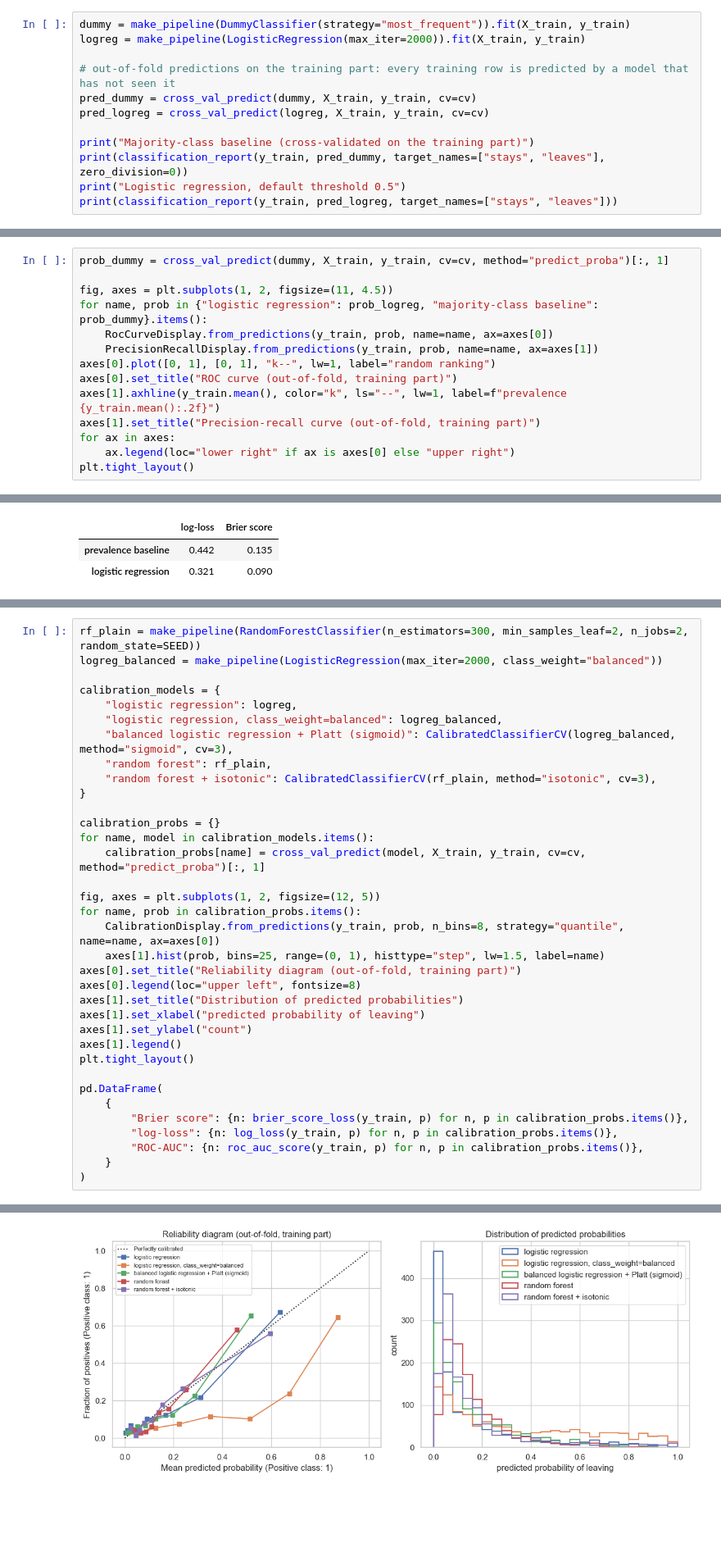
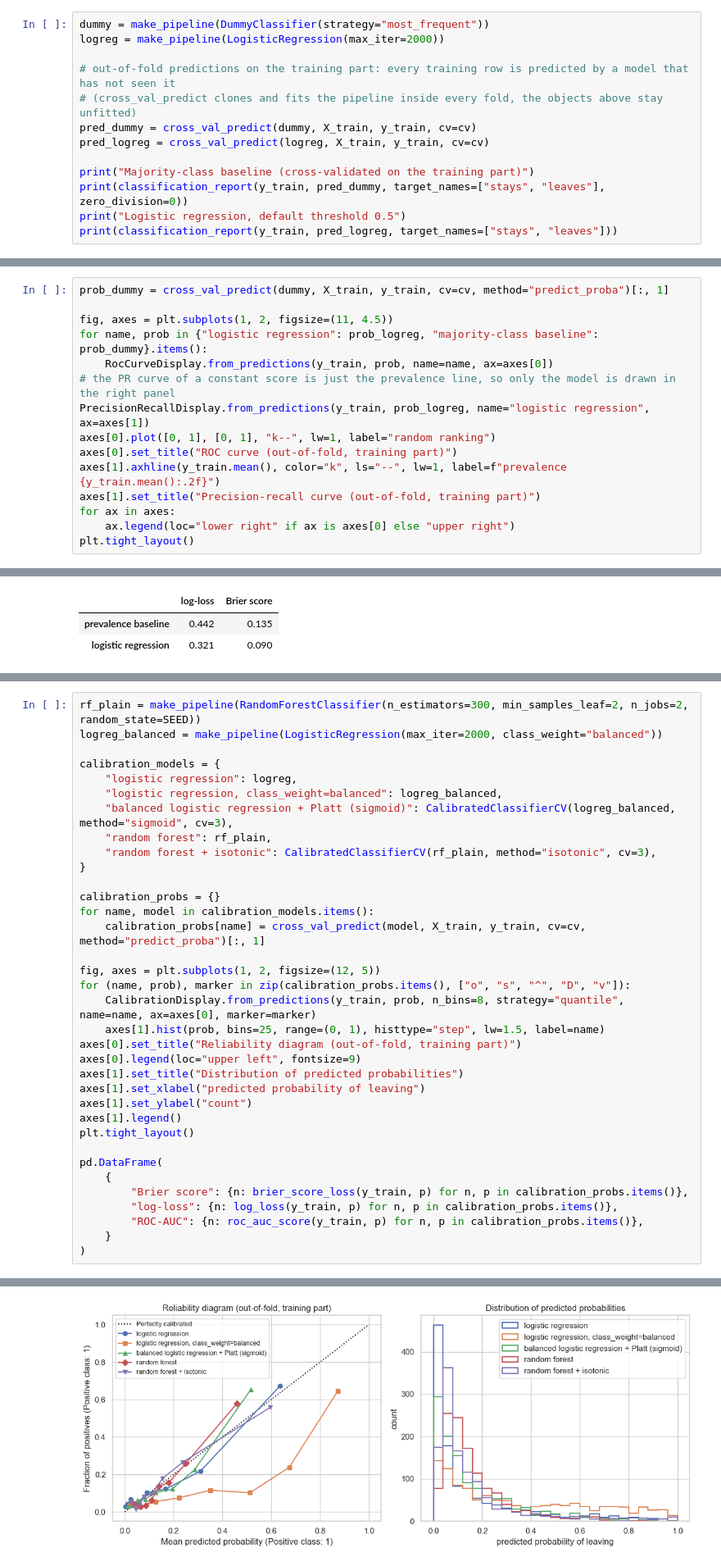
Before and after one commit to francji1/01ADS, a Jupyter notebook: lectures/L04_classification_nn_tl/01ADS_L04_Classification.ipynb, the cells around one changed output, grey strips where cells are left out. Shown at 82% size. Cells and saved outputs as stored; diff of their text form; blank space fills up the shorter version.

```diff
--- a/lectures/L04_classification_nn_tl/01ADS_L04_Classification.ipynb
+++ b/lectures/L04_classification_nn_tl/01ADS_L04_Classification.ipynb
@@ -283,10 +283,11 @@ def make_pipeline(model):
 # %% [markdown]
 A classifier that always predicts the majority class ("nobody leaves") is the classification analogue of the mean baseline of Lecture 03. With 16 % positives it reaches 84 % accuracy without learning anything, and it misses every single employee who leaves. This is the **accuracy paradox**: on imbalanced data accuracy is dominated by the majority class and says little about the thing we actually care about.
 # %%
-dummy = make_pipeline(DummyClassifier(strategy="most_frequent")).fit(X_train, y_train)
-logreg = make_pipeline(LogisticRegression(max_iter=2000)).fit(X_train, y_train)
+dummy = make_pipeline(DummyClassifier(strategy="most_frequent"))
+logreg = make_pipeline(LogisticRegression(max_iter=2000))
 
 # out-of-fold predictions on the training part: every training row is predicted by a model that has not seen it
+# (cross_val_predict clones and fits the pipeline inside every fold, the objects above stay unfitted)
 pred_dummy = cross_val_predict(dummy, X_train, y_train, cv=cv)
 pred_logreg = cross_val_predict(logreg, X_train, y_train, cv=cv)
 
@@ -531,7 +538,8 @@ prob_dummy = cross_val_predict(dummy, X_train, y_train, cv=cv, method="predict_p
 fig, axes = plt.subplots(1, 2, figsize=(11, 4.5))
 for name, prob in {"logistic regression": prob_logreg, "majority-class baseline": prob_dummy}.items():
     RocCurveDisplay.from_predictions(y_train, prob, name=name, ax=axes[0])
-    PrecisionRecallDisplay.from_predictions(y_train, prob, name=name, ax=axes[1])
+# the PR curve of a constant score is just the prevalence line, so only the model is drawn in the right panel
+PrecisionRecallDisplay.from_predictions(y_train, prob_logreg, name="logistic regression", ax=axes[1])
 axes[0].plot([0, 1], [0, 1], "k--", lw=1, label="random ranking")
 axes[0].set_title("ROC curve (out-of-fold, training part)")
 axes[1].axhline(y_train.mean(), color="k", ls="--", lw=1, label=f"prevalence {y_train.mean():.2f}")
@@ -767,37 +782,37 @@ calibration_models = {
     "random forest + isotonic": CalibratedClassifierCV(rf_plain, method="isotonic", cv=3),
 }
 
 calibration_probs = {}
 for name, model in calibration_models.items():
     calibration_probs[name] = cross_val_predict(model, X_train, y_train, cv=cv, method="predict_proba")[:, 1]
 
 fig, axes = plt.subplots(1, 2, figsize=(12, 5))
-for name, prob in calibration_probs.items():
-    CalibrationDisplay.from_predictions(y_train, prob, n_bins=8, strategy="quantile", name=name, ax=axes[0])
+for (name, prob), marker in zip(calibration_probs.items(), ["o", "s", "^", "D", "v"]):
+    CalibrationDisplay.from_predictions(y_train, prob, n_bins=8, strategy="quantile", name=name, ax=axes[0], marker=marker)
     axes[1].hist(prob, bins=25, range=(0, 1), histtype="step", lw=1.5, label=name)
 axes[0].set_title("Reliability diagram (out-of-fold, training part)")
-axes[0].legend(loc="upper left", fontsize=8)
+axes[0].legend(loc="upper left", fontsize=9)
 axes[1].set_title("Distribution of predicted probabilities")
 axes[1].set_xlabel("predicted probability of leaving")
 axes[1].set_ylabel("count")
 axes[1].legend()
 plt.tight_layout()
 
 pd.DataFrame(
     {
         "Brier score": {n: brier_score_loss(y_train, p) for n, p in calibration_probs.items()},
         "log-loss": {n: log_loss(y_train, p) for n, p in calibration_probs.items()},
         "ROC-AUC": {n: roc_auc_score(y_train, p) for n, p in calibration_probs.items()},
     }
 )
 # %% [output]
 |  | Brier score | log-loss | ROC-AUC |
 | logistic regression | 0.090 | 0.321 | 0.838 |
 | logistic regression, class_weight... | 0.158 | 0.474 | 0.827 |
 | balanced logistic regression + Pl... | 0.097 | 0.329 | 0.830 |
 | random forest | 0.103 | 0.347 | 0.817 |
 | random forest + isotonic | 0.102 | 0.343 | 0.809 |
-[figure, old version]
+[figure, new version]
 # %% [markdown]
 Three observations:
 
```
Also changed, not shown: parts of 23 cells of this notebook, 2 other files.
